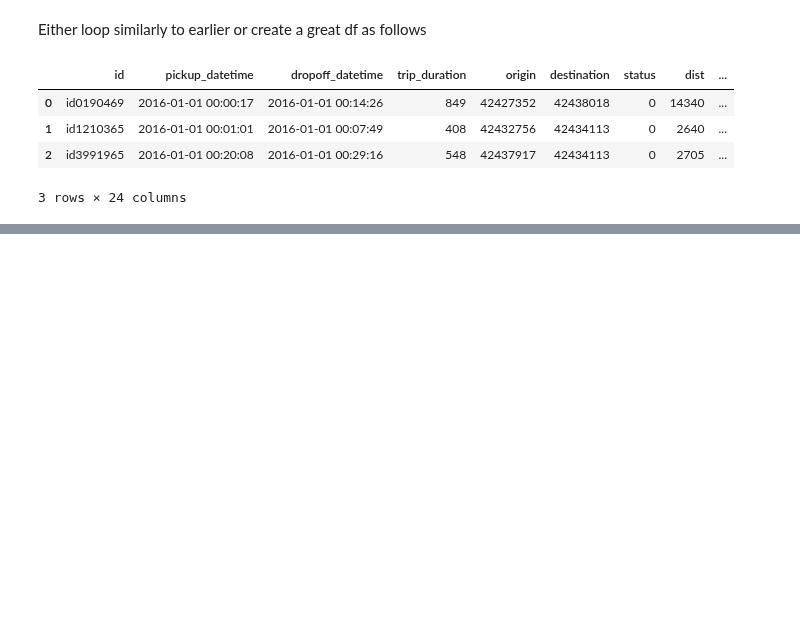
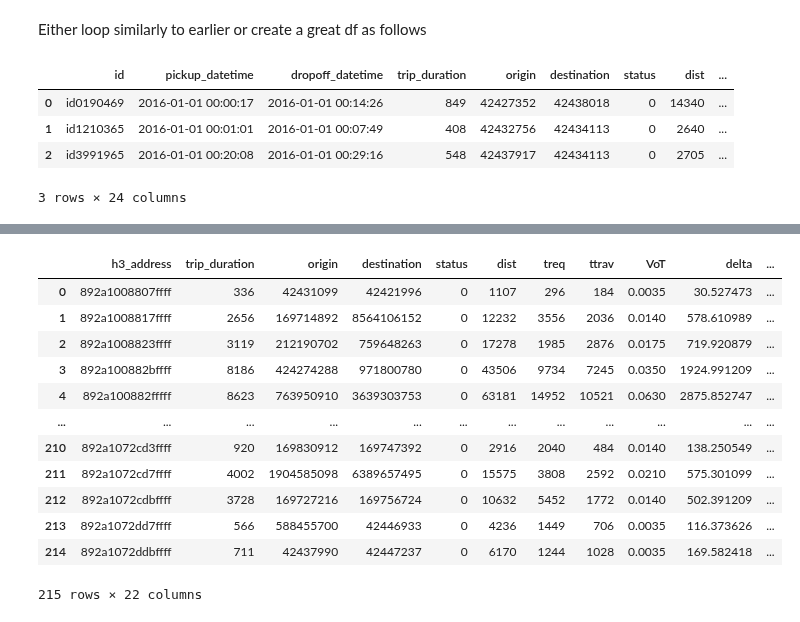
Before and after one commit to OlhaShulikaUJ/ExMAS-plotting, a Jupyter notebook: Adding_hexagons.ipynb, the cells around one changed output, grey strips where cells are left out. Cells and saved outputs as stored; diff of their text form; code cells hidden in the pictures; blank space fills up the shorter version.

```diff
--- a/Adding_hexagons.ipynb
+++ b/Adding_hexagons.ipynb
@@ -101,0 +244,22 @@ len(concatenated_data)
+# %%
+# to get a plot for number of request for each hexagon I add a column of ones and
+# then use groupby().sum() But you may use another method
+
+df['number_of_req'] = 1
+df_new = df.groupby(['h3_address']).sum()
+df_new.reset_index(inplace=True)
+df_new
+# %% [output]
+|  | h3_address | trip_duration | origin | destination | status | dist | treq | ttrav | VoT | delta | ... |
+| 0 | 892a1008807ffff | 336 | 42431099 | 42421996 | 0 | 1107 | 296 | 184 | 0.0035 | 30.527473 | ... |
+| 1 | 892a1008817ffff | 2656 | 169714892 | 8564106152 | 0 | 12232 | 3556 | 2036 | 0.0140 | 578.610989 | ... |
+| 2 | 892a1008823ffff | 3119 | 212190702 | 759648263 | 0 | 17278 | 1985 | 2876 | 0.0175 | 719.920879 | ... |
+| 3 | 892a100882bffff | 8186 | 424274288 | 971800780 | 0 | 43506 | 9734 | 7245 | 0.0350 | 1924.991209 | ... |
+| 4 | 892a100882fffff | 8623 | 763950910 | 3639303753 | 0 | 63181 | 14952 | 10521 | 0.0630 | 2875.852747 | ... |
+| ... | ... | ... | ... | ... | ... | ... | ... | ... | ... | ... | ... |
+| 210 | 892a1072cd3ffff | 920 | 169830912 | 169747392 | 0 | 2916 | 2040 | 484 | 0.0140 | 138.250549 | ... |
+| 211 | 892a1072cd7ffff | 4002 | 1904585098 | 6389657495 | 0 | 15575 | 3808 | 2592 | 0.0210 | 575.301099 | ... |
+| 212 | 892a1072cdbffff | 3728 | 169727216 | 169756724 | 0 | 10632 | 5452 | 1772 | 0.0140 | 502.391209 | ... |
+| 213 | 892a1072dd7ffff | 566 | 588455700 | 42446933 | 0 | 4236 | 1449 | 706 | 0.0035 | 116.373626 | ... |
+| 214 | 892a1072ddbffff | 711 | 42437990 | 42447237 | 0 | 6170 | 1244 | 1028 | 0.0035 | 169.582418 | ... |
+215 rows × 22 columns
```
Also changed, not shown: parts of 10 cells of this notebook.
